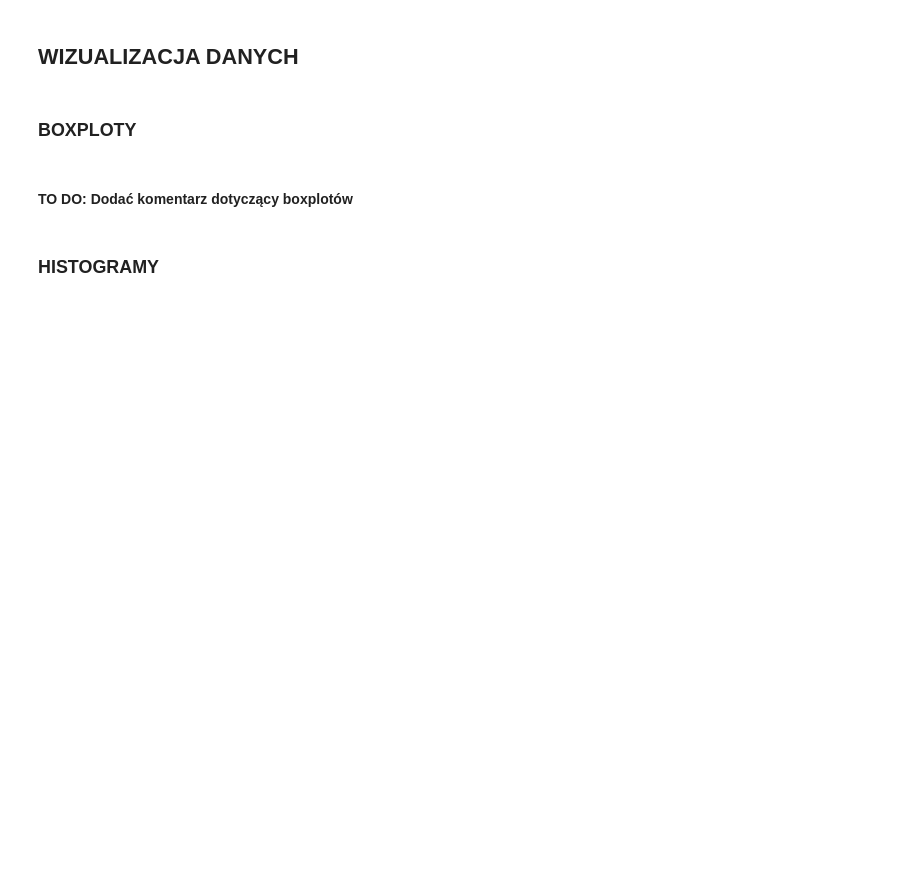
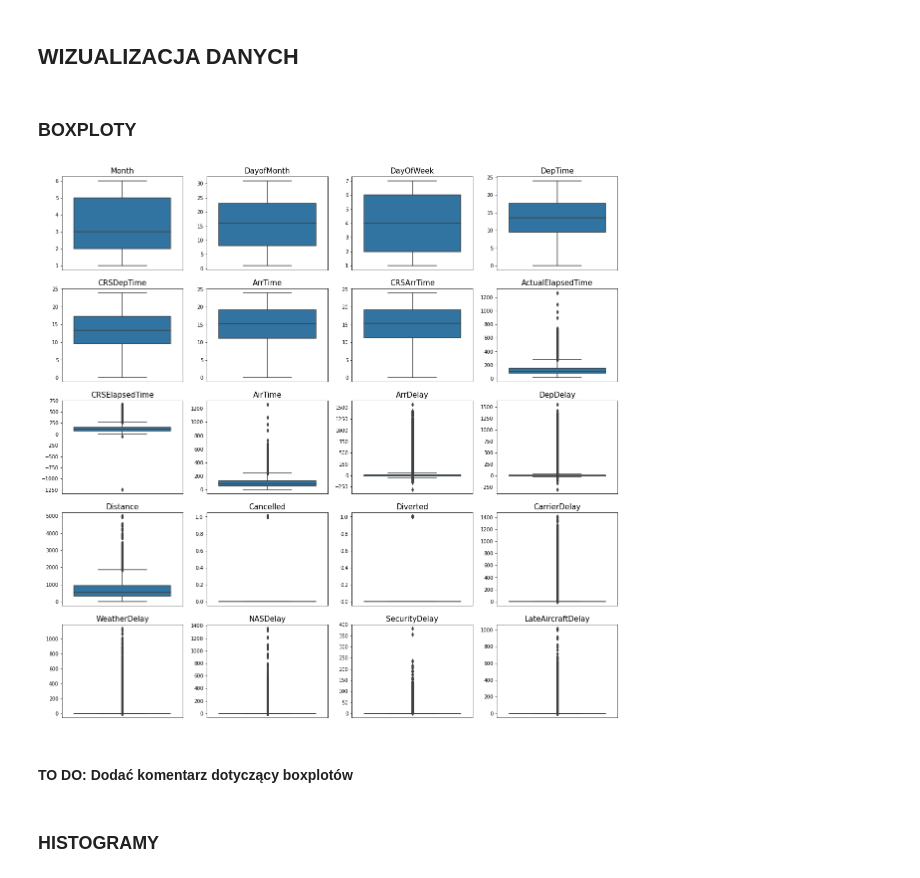
Before and after one commit to KlaudiaKromolowska/BigDataMachineLearning, a Jupyter notebook: BigDataMachineLearning.ipynb, the cells around one changed output. Cells and saved outputs as stored; diff of their text form; code cells hidden in the pictures; blank space fills up the shorter version.

Commit message:
Added data preprocessing

```diff
--- a/BigDataMachineLearning.ipynb
+++ b/BigDataMachineLearning.ipynb
@@ -21,6 +51,8 @@ Rok, miesiąc, dzień miesiąca, dzień tygodnia, rzeczywisty czas odlotu, zapla
 # %%
 #TO DO dodać czytanie z kilku plików na raz
-data = pd.read_csv('./data/2007.xls', delimiter=',')
-data.head()
+# data = pd.concat([pd.read_csv(f) for f in glob.glob('./data/*.csv')], ignore_index = True)
+data = pd.read_parquet('2007.gzip')
+with pd.option_context('display.float_format', '{:.2f}'.format, 'display.max_rows', None, 'display.max_columns', None):
+    display(data.head())
 # %% [output]
 |  | Year | Month | DayofMonth | DayOfWeek | DepTime | CRSDepTime | ArrTime | CRSArrTime | UniqueCarrier | ... |
@@ -35 +64,4 @@ data.to_parquet("2007.gzip", compression='gzip')
+# %%
+for column in ['DepTime', 'CRSDepTime', 'ArrTime', 'CRSArrTime']:
+    data[column] = data[column] // 100 + (data[column] % 100) / 60
 # %% [markdown]
@@ -46,3 +83,7 @@ data.drop('TailNum', inplace=True, axis =1)
 data.drop('Origin', inplace=True, axis =1)
 data.drop('Dest', inplace=True, axis =1)
 data.drop('CancellationCode', inplace=True, axis =1)
+data.drop('FlightNum', inplace=True, axis =1)
+data.drop('TaxiIn', inplace=True, axis =1)
+data.drop('TaxiOut', inplace=True, axis =1)
+data.drop('Year', inplace=True, axis =1)
@@ -65,4 +108,17 @@ data.describe()
 ## WIZUALIZACJA DANYCH
 # %% [markdown]
 ### BOXPLOTY
+# %%
+columns_for_visualisation = [column for column in data.columns if column != 'Year']
+# %%
+fig, axes = plt.subplots(nrows=5, ncols=4, figsize=(20, 20))
+axes = axes.flatten()
+for i, column in enumerate(columns_for_visualisation):
+    sns.boxplot(data[column], ax=axes[i], orient='v')
+    axes[i].set_title(column, fontsize=15)
+    axes[i].set_ylabel('')
+    axes[i].set_xticks([])
+plt.show()
+# %% [output]
+[figure, added]
 # %%
```
Also changed, not shown: parts of 16 cells of this notebook.
